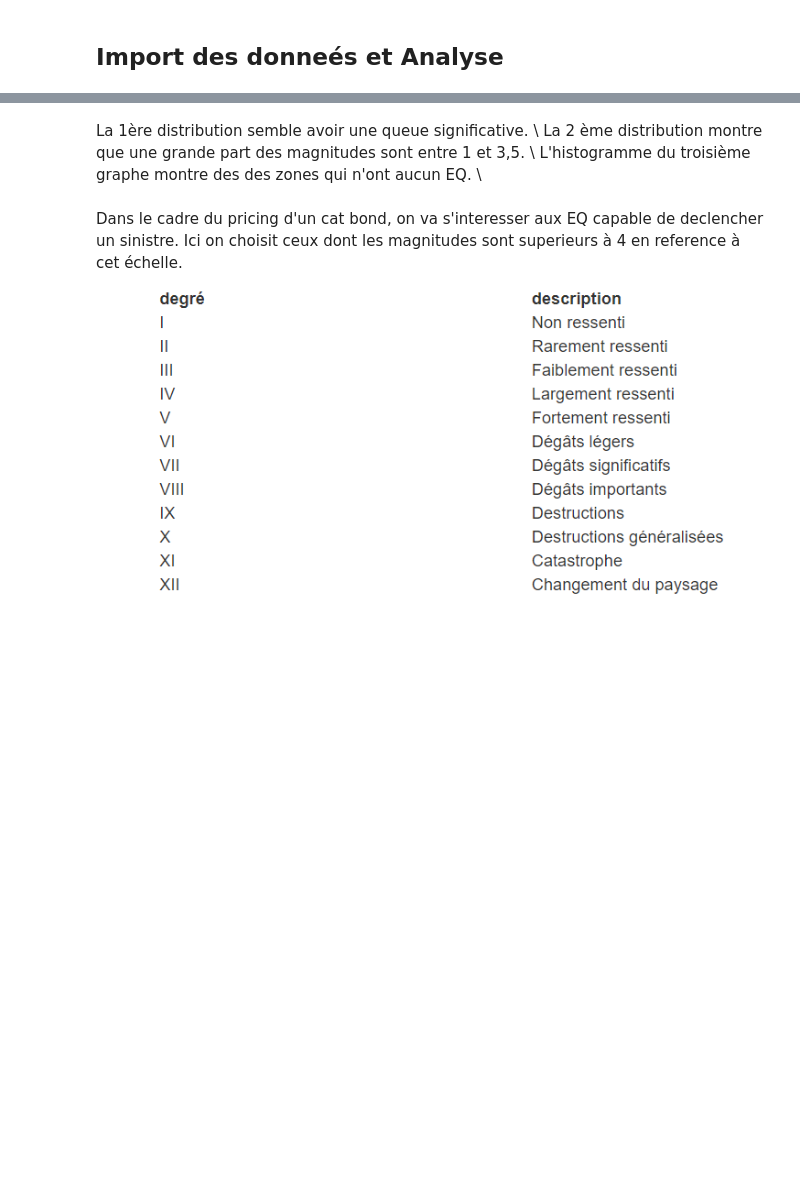
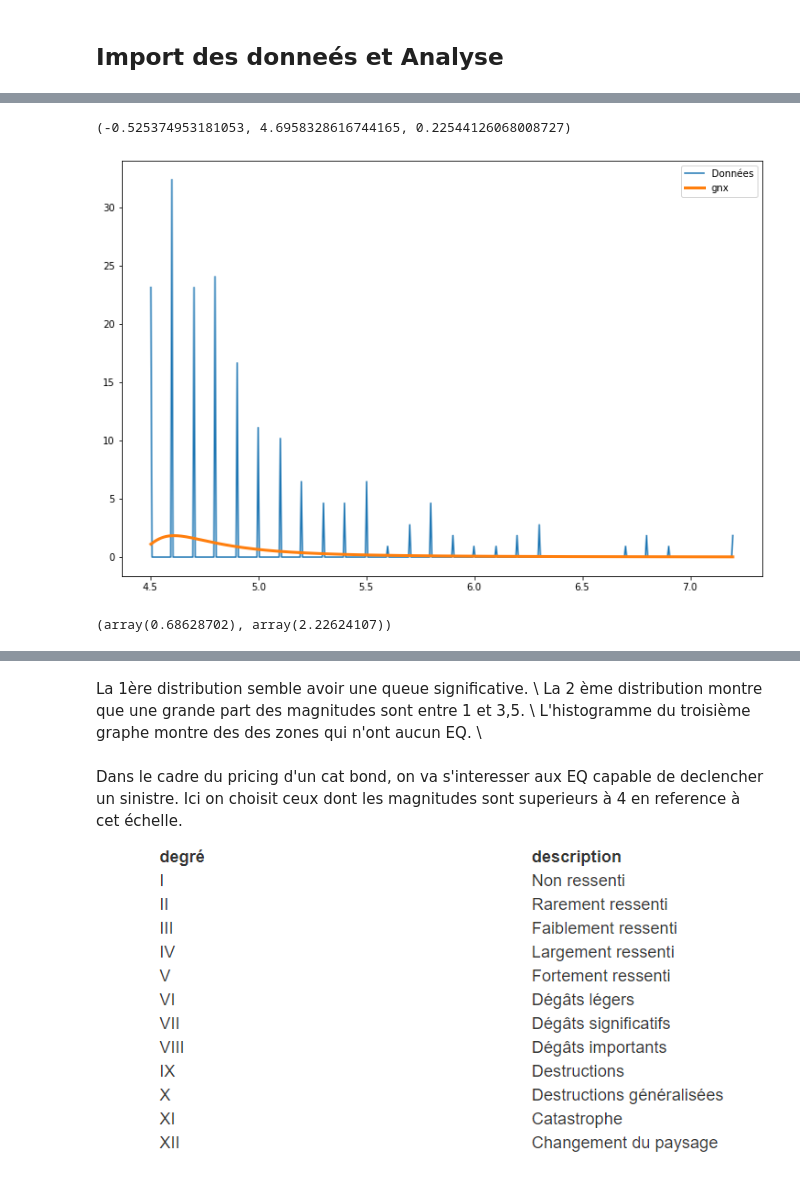
Before and after one commit to eupho73/TER-BNN, a Jupyter notebook: data/modelisation des distributions class et depth.ipynb, the cells around one changed output, grey strips where cells are left out. Drawn from its saved outputs; the diff is of its cells as text; code cells hidden in the pictures; blank space fills up the shorter version.

```diff
--- a/data/modelisation des distributions class et depth.ipynb
+++ b/data/modelisation des distributions class et depth.ipynb
@@ -85,0 +189,2 @@ KeyError: 'Zone'
+# %%
+dicos_zones ={name:data for name, data in zip(zones.keys(), [df_max_per_month_per_zone[df_max_per_month_per_zone['zone']== k] for k in df_max_per_month_per_zone['zone'].unique()])}
@@ -85,0 +208,30 @@ KeyError: 'Zone'
+# %%
+param = gnx.fit(dicos_zones['A']['max_mag'])
+# %%
+gnx.fit(scale(dicos_zones['A']['max_mag']) #0.001, 0.5, 0.999
+# %% [output]
+(-0.525374953181053, 4.6958328616744165, 0.22544126068008727)
+# %%
+
+loc = param[-2]
+scale = param[-1]
+arg = param[:-2]
+
+y, x= np.histogram(dicos_zones['A']['max_mag'], bins=500, density=True)
+x = (x + np.roll(x, -1))[:-1] / 2.0
+pdf = gnx.pdf(x, *arg, loc=loc, scale=scale)
+# %%
+plt.figure(figsize=(12,8))
+plt.plot(x, y, label="Données")
+plt.plot(x, pdf, label='gnx', linewidth=3)
+#plt.title("{}".format(pd.DataFrame(data).columns))
+plt.legend(loc='upper right')
+plt.show()
+# %% [output]
+[figure, added]
+# %%
+c = -0.1
+mean, var, skew, kurt = gnx.stats(c, moments='mvsk')
+mean, var
+# %% [output]
+(array(0.68628702), array(2.22624107))
```
Also changed, not shown: parts of 91 cells of this notebook.
